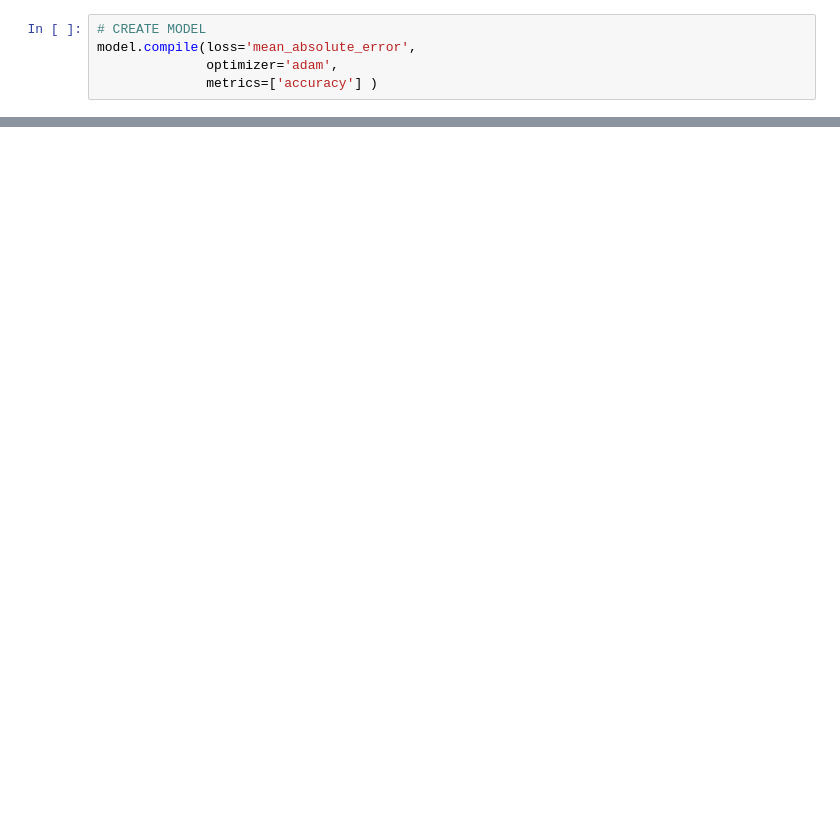
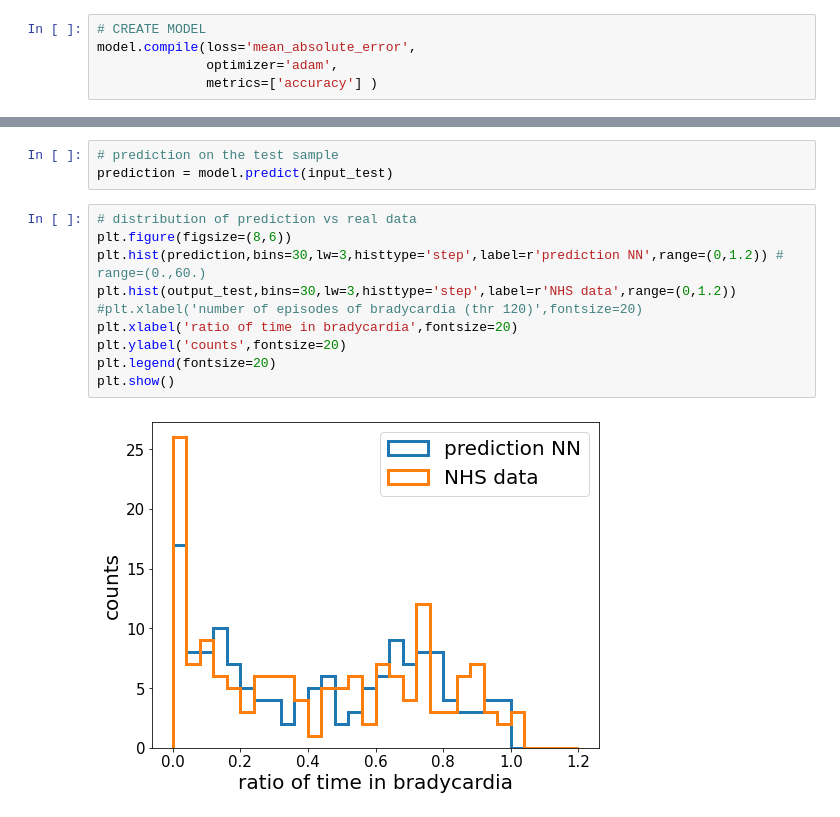
Before and after one commit to shisteve/NHS, a Jupyter notebook: 016a_NeuralNetwork_clean.ipynb, the cells around one changed output, grey strips where cells are left out. Saved outputs shown, nothing was run; the diff lists cells and outputs as text; blank space fills up the shorter version.

```diff
--- a/016a_NeuralNetwork_clean.ipynb
+++ b/016a_NeuralNetwork_clean.ipynb
@@ -159,0 +200,15 @@ model.evaluate(input_test,output_test)[1]
+# %%
+# prediction on the test sample
+prediction = model.predict(input_test)
+# %%
+# distribution of prediction vs real data
+plt.figure(figsize=(8,6))
+plt.hist(prediction,bins=30,lw=3,histtype='step',label=r'prediction NN',range=(0,1.2)) # range=(0.,60.)
+plt.hist(output_test,bins=30,lw=3,histtype='step',label=r'NHS data',range=(0,1.2))
+#plt.xlabel('number of episodes of bradycardia (thr 120)',fontsize=20)
+plt.xlabel('ratio of time in bradycardia',fontsize=20)
+plt.ylabel('counts',fontsize=20)
+plt.legend(fontsize=20)
+plt.show()
+# %% [output]
+[figure, added]
```
Also changed, not shown: parts of 18 cells of this notebook.
